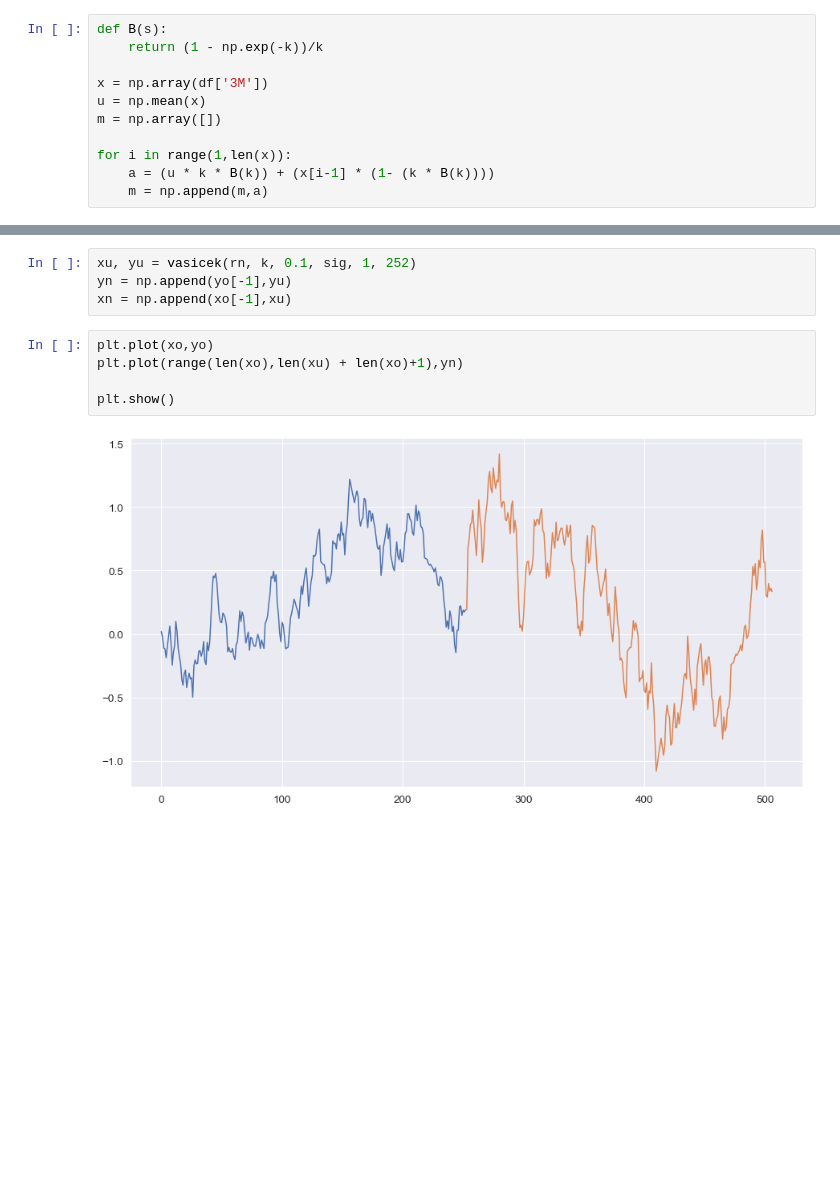
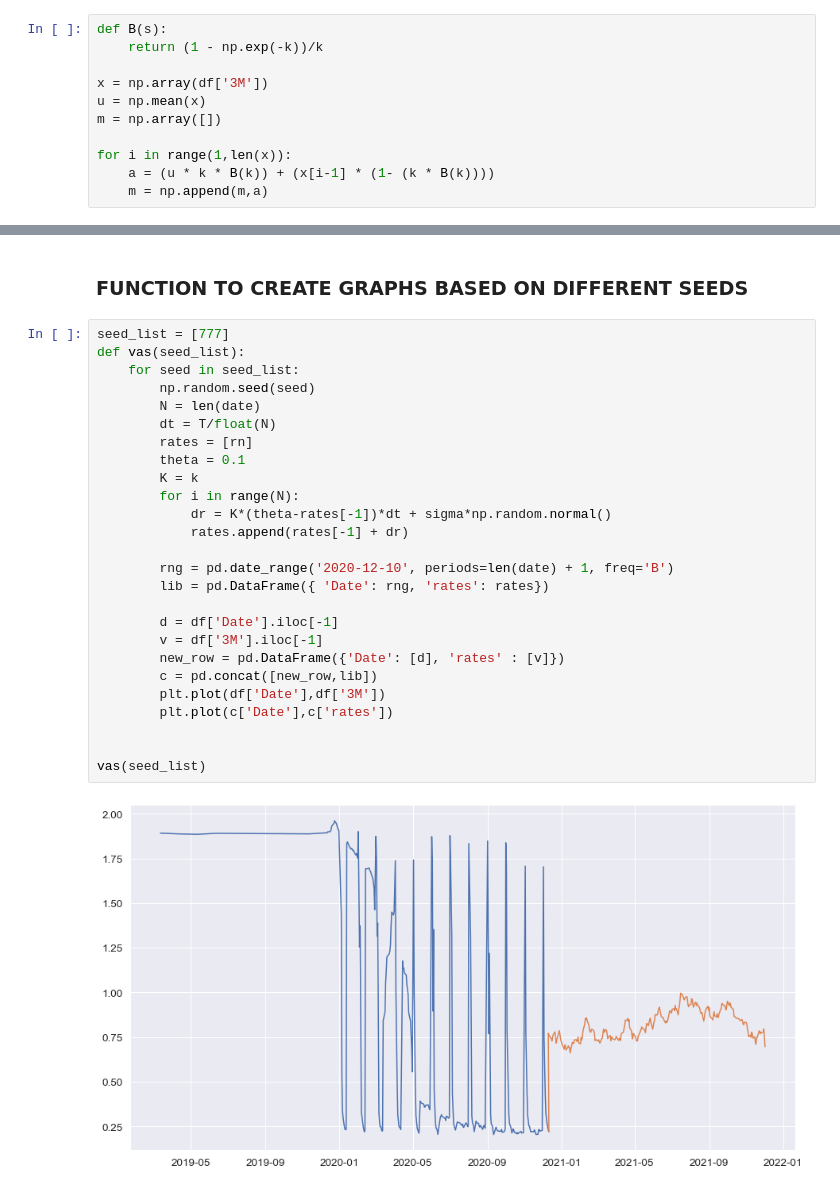
Before and after one commit to abhishekprog0/StructuredPricingEngine, a Jupyter notebook: Structured & Hybrid Project 2020.ipynb, the cells around one changed output, grey strips where cells are left out. Cells and saved outputs as stored; diff of their text form; blank space fills up the shorter version.

```diff
--- a/Structured & Hybrid Project 2020.ipynb
+++ b/Structured & Hybrid Project 2020.ipynb
@@ -214,11 +210,30 @@ sig
-# %%
-xu, yu = vasicek(rn, k, 0.1, sig, 1, 252)
-yn = np.append(yo[-1],yu)
-xn = np.append(xo[-1],xu)
-# %%
-plt.plot(xo,yo)
-plt.plot(range(len(xo),len(xu) + len(xo)+1),yn)
-
-plt.show()
-# %% [output]
-[figure, removed]
+# %% [markdown]
+### FUNCTION TO CREATE GRAPHS BASED ON DIFFERENT SEEDS
+# %%
+seed_list = [777]
+def vas(seed_list):
+    for seed in seed_list:
+        np.random.seed(seed)
+        N = len(date)
+        dt = T/float(N)
+        rates = [rn]
+        theta = 0.1
+        K = k
+        for i in range(N):
+            dr = K*(theta-rates[-1])*dt + sigma*np.random.normal()
+            rates.append(rates[-1] + dr)
+
+        rng = pd.date_range('2020-12-10', periods=len(date) + 1, freq='B')
+        lib = pd.DataFrame({ 'Date': rng, 'rates': rates})
+
+        d = df['Date'].iloc[-1]
+        v = df['3M'].iloc[-1]
+        new_row = pd.DataFrame({'Date': [d], 'rates' : [v]})
+        c = pd.concat([new_row,lib])
+        plt.plot(df['Date'],df['3M'])
+        plt.plot(c['Date'],c['rates'])
+
+
+vas(seed_list)
+# %% [output]
+[figure, added]
```
Also changed, not shown: parts of 7 cells of this notebook, 1 other file.
